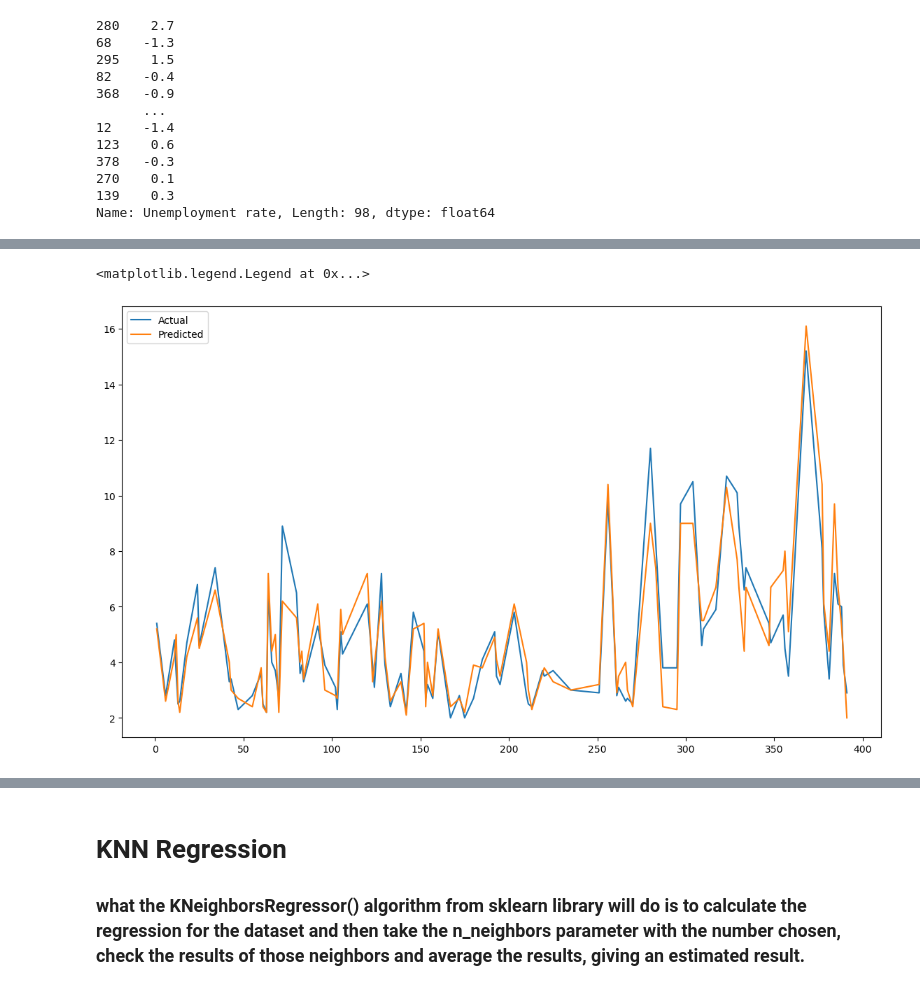
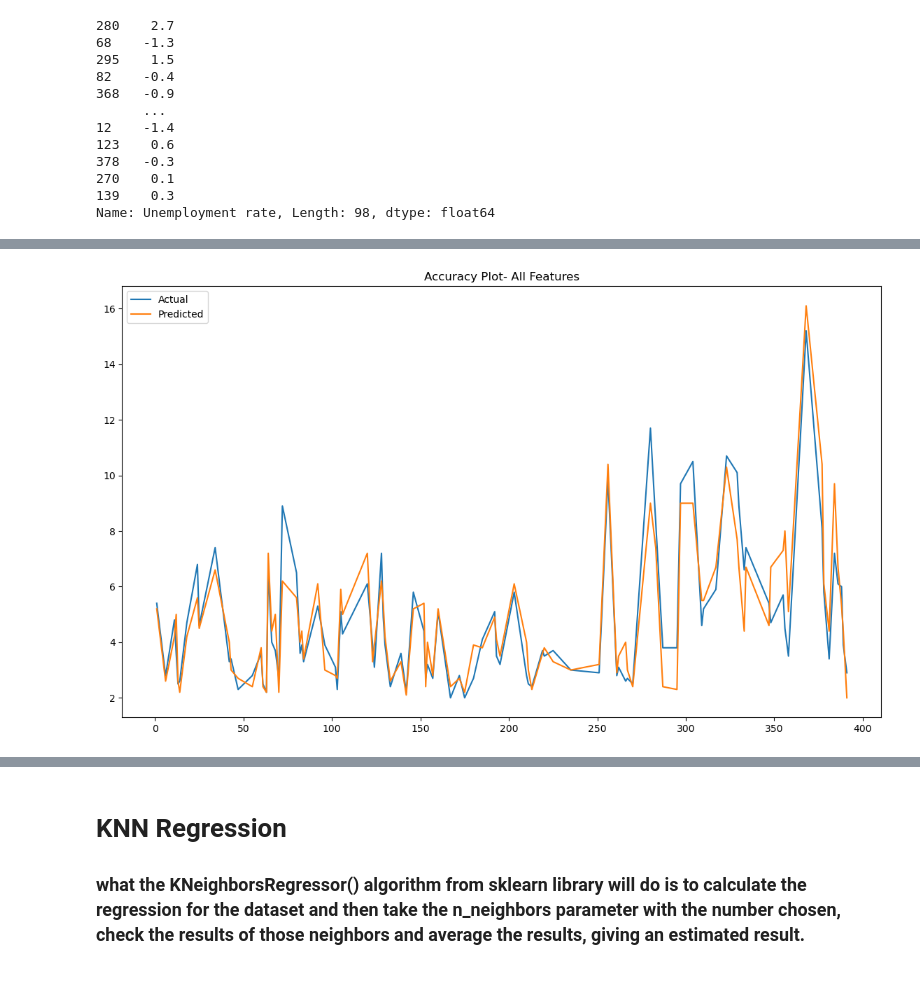
Before and after one commit to zee52791/CapstoneExcelGroup, a Jupyter notebook: MLCapstoneXL/MLCapstone.ipynb, the cells around one changed output, grey strips where cells are left out. Saved outputs shown, nothing was run; the diff lists cells and outputs as text; code cells hidden in the pictures.

```diff
--- a/MLCapstoneXL/MLCapstone.ipynb
+++ b/MLCapstoneXL/MLCapstone.ipynb
@@ -328,3 +321,6 @@ y = data['Unemployment rate']
+# %%
+x2 = data.drop(['Unemployment rate','Unemployed', 'Employed', 'Employment-population ratio'], axis=1)
+y2 = data['Unemployment rate']
 # %% [markdown]
 #### X contains the target data that we need to predict later
 # %% [markdown]
@@ -335,6 +331,8 @@ y = data['Unemployment rate']
 from sklearn.model_selection import train_test_split
 # %%
 x_train, x_test, y_train, y_test = train_test_split(x, y, test_size=0.25, random_state=4)
+# %%
+x2_train, x2_test, y2_train, y2_test = train_test_split(x2, y2, test_size=0.25, random_state=4)
 # %% [markdown]
 ### we split the data 75% to be trained and 25% to tested on
 # Modeling with Linear regression
@@ -353,3 +351,5 @@ reg = linear_model.LinearRegression()
 reg.fit(x_train , y_train)
 # %% [output]
 LinearRegression()
+# %%
+reg.fit(x2_train , y2_train)
@@ -472,3 +547,5 @@ regressor = DecisionTreeRegressor(random_state = 0)
 regressor.fit(x_train, y_train)
 # %% [output]
 DecisionTreeRegressor(random_state=0)
+# %%
+regressor.fit(x2_train, y2_train)
@@ -551,7 +676,8 @@ Name: Unemployment rate, Length: 98, dtype: float64
 # %%
 plt.figure(figsize=(14,8))
 plt.plot(sorted_df2[:])
 plt.legend(['Actual' , 'Predicted'])
+plt.title("Accuracy Plot- All Features")
+plt.show()
 # %% [output]
-<matplotlib.legend.Legend at 0x...>
-[figure, old version]
+[figure, new version]
```
Also changed, not shown: parts of 64 cells of this notebook.
